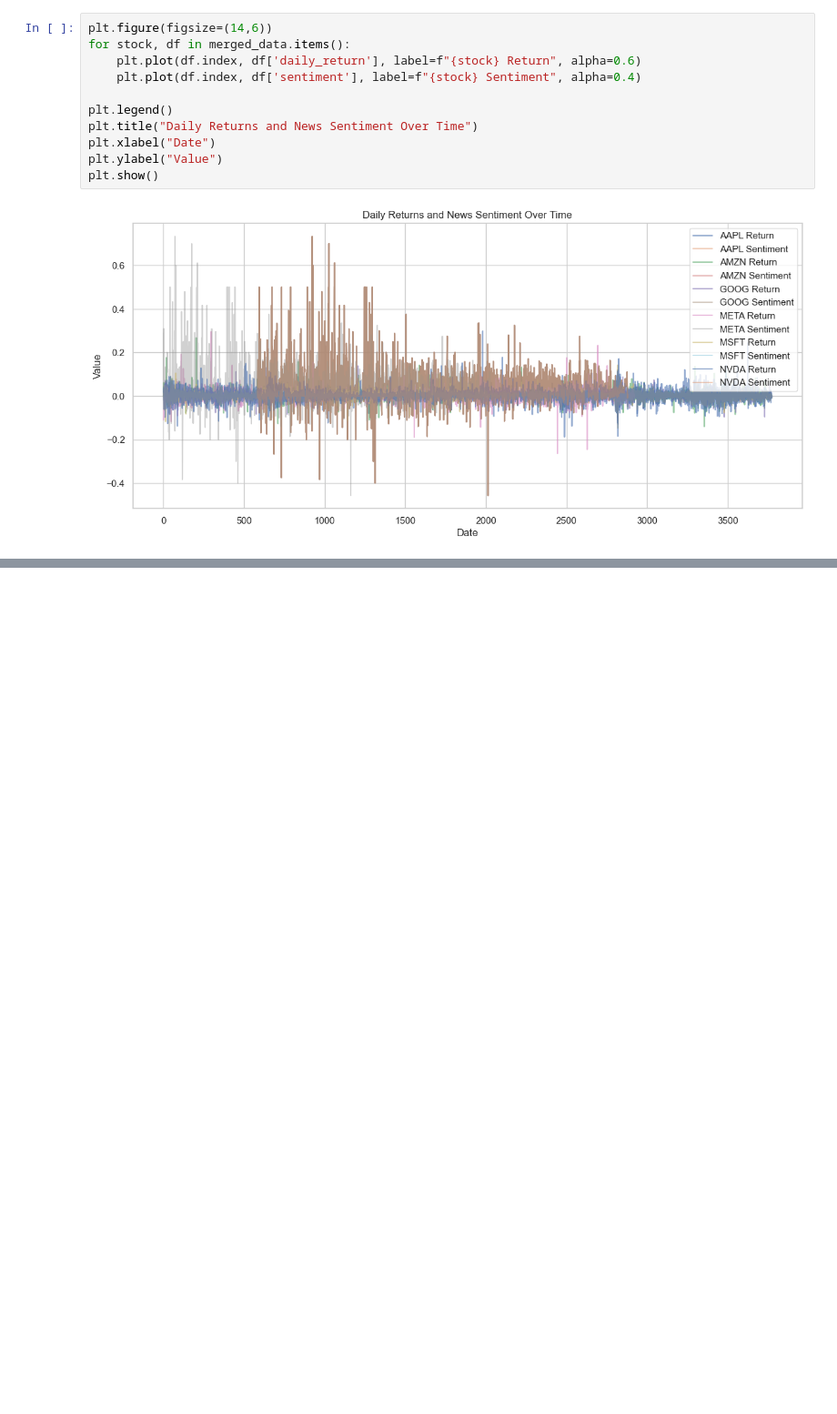
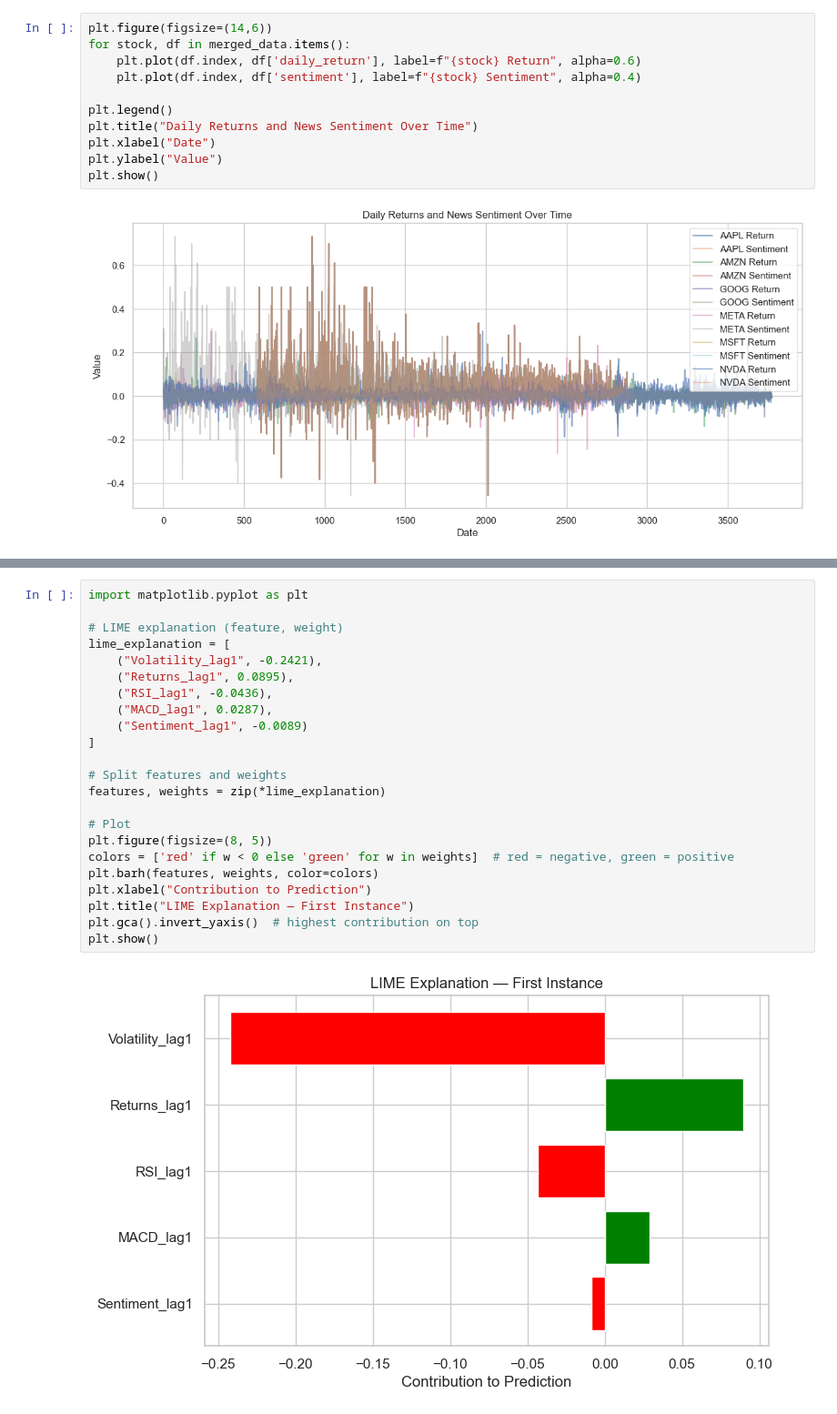
Before and after one commit to Kalalayu/Predicting-Price-Moves-with-News-Sentiment, a Jupyter notebook: notebooks/Task_3_Correlation.ipynb, the cells around one changed output, grey strips where cells are left out. Shown at 91% size. Drawn from its saved outputs; the diff is of its cells as text; blank space fills up the shorter version.

```diff
--- a/notebooks/Task_3_Correlation.ipynb
+++ b/notebooks/Task_3_Correlation.ipynb
@@ -277,0 +910,25 @@ plt.show()
+# %%
+import matplotlib.pyplot as plt
+
+# LIME explanation (feature, weight)
+lime_explanation = [
+    ("Volatility_lag1", -0.2421),
+    ("Returns_lag1", 0.0895),
+    ("RSI_lag1", -0.0436),
+    ("MACD_lag1", 0.0287),
+    ("Sentiment_lag1", -0.0089)
+]
+
+# Split features and weights
+features, weights = zip(*lime_explanation)
+
+# Plot
+plt.figure(figsize=(8, 5))
+colors = ['red' if w < 0 else 'green' for w in weights]  # red = negative, green = positive
+plt.barh(features, weights, color=colors)
+plt.xlabel("Contribution to Prediction")
+plt.title("LIME Explanation — First Instance")
+plt.gca().invert_yaxis()  # highest contribution on top
+plt.show()
+# %% [output]
+[figure, added]
```
Also changed, not shown: parts of 62 cells of this notebook.
